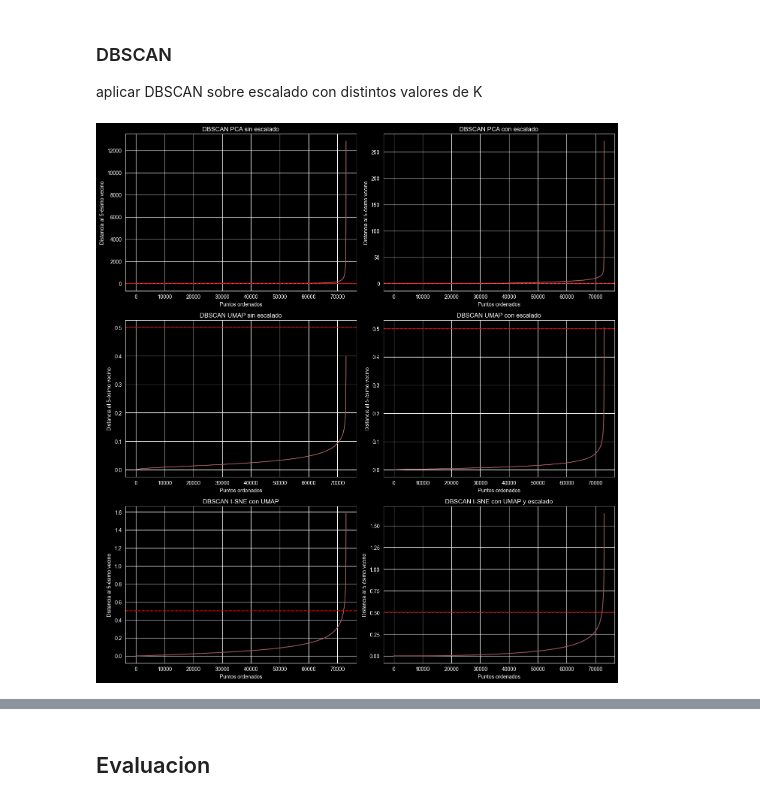
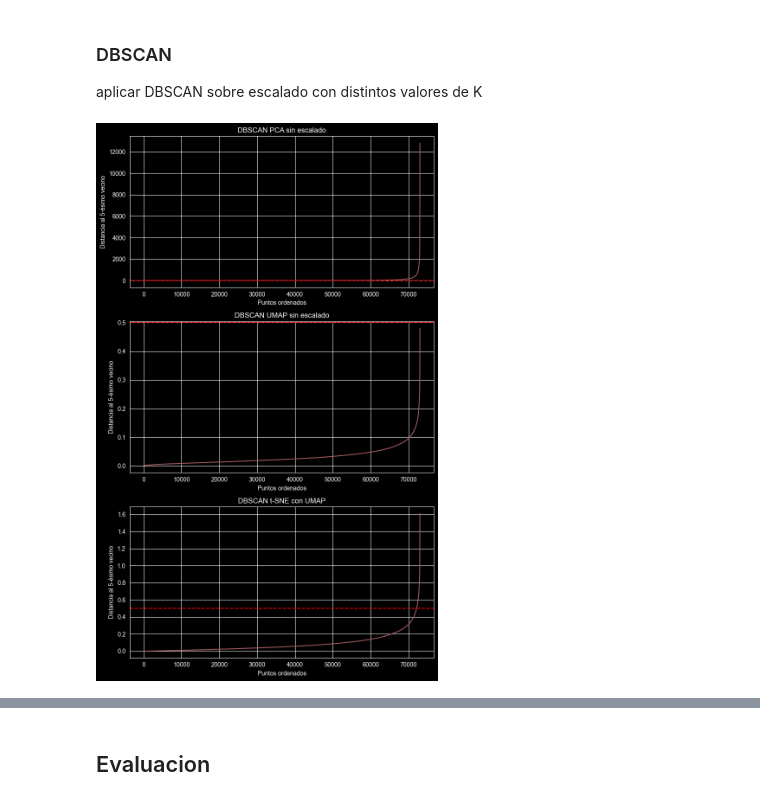
Before and after one commit to SebaSalasLvd/proyecto-mineria, a Jupyter notebook: hito-2/pregunta_4.ipynb, the cells around one changed output, grey strips where cells are left out. Saved outputs shown, nothing was run; the diff lists cells and outputs as text; code cells hidden in the pictures.

```diff
--- a/hito-2/pregunta_4.ipynb
+++ b/hito-2/pregunta_4.ipynb
@@ -329,35 +328,32 @@ aplicar DBSCAN sobre escalado con distintos valores de K
 # %%
 from sklearn.neighbors import NearestNeighbors
 import matplotlib.pyplot as plt
 import numpy as np
 
 def plot_k_distances(X_data, title, ax, k=5):
     neighbors = NearestNeighbors(n_neighbors=k)
     neighbors_fit = neighbors.fit(X_data)
     distances, _ = neighbors_fit.kneighbors(X_data)
     k_distances = np.sort(distances[:, k-1])
     ax.plot(k_distances)
     ax.axhline(y=0.5, color='r', linestyle='--')
     ax.set_title(title)
     ax.set_xlabel('Puntos ordenados')
     ax.set_ylabel(f'Distancia al {k}-ésimo vecino')
     ax.grid(True)
 
-fig, axes = plt.subplots(3, 2, figsize=(14, 15))
+fig, axes = plt.subplots(3, 1, figsize=(8,13))
 
-plot_k_distances(X_pca, 'DBSCAN PCA sin escalado', axes[0, 0])
-plot_k_distances(X_pca_scaled, 'DBSCAN PCA con escalado', axes[0, 1])
+plot_k_distances(X_pca, 'DBSCAN PCA sin escalado', axes[0])
 
-plot_k_distances(X_umap, 'DBSCAN UMAP sin escalado', axes[1, 0])
-plot_k_distances(X_umap_scaled, 'DBSCAN UMAP con escalado', axes[1, 1])
+plot_k_distances(X_umap, 'DBSCAN UMAP sin escalado', axes[1])
 
-plot_k_distances(X_tsne, 'DBSCAN t-SNE con UMAP', axes[2, 0])
-plot_k_distances(X_tsne_scaled, 'DBSCAN t-SNE con UMAP y escalado', axes[2, 1])
+plot_k_distances(X_tsne, 'DBSCAN t-SNE con UMAP', axes[2])
 
 plt.tight_layout()
 plt.show()
 # %% [output]
-[figure, old version]
+[figure, new version]
 # %%
 from sklearn.cluster import DBSCAN
 
```
Also changed, not shown: parts of 10 cells of this notebook.
